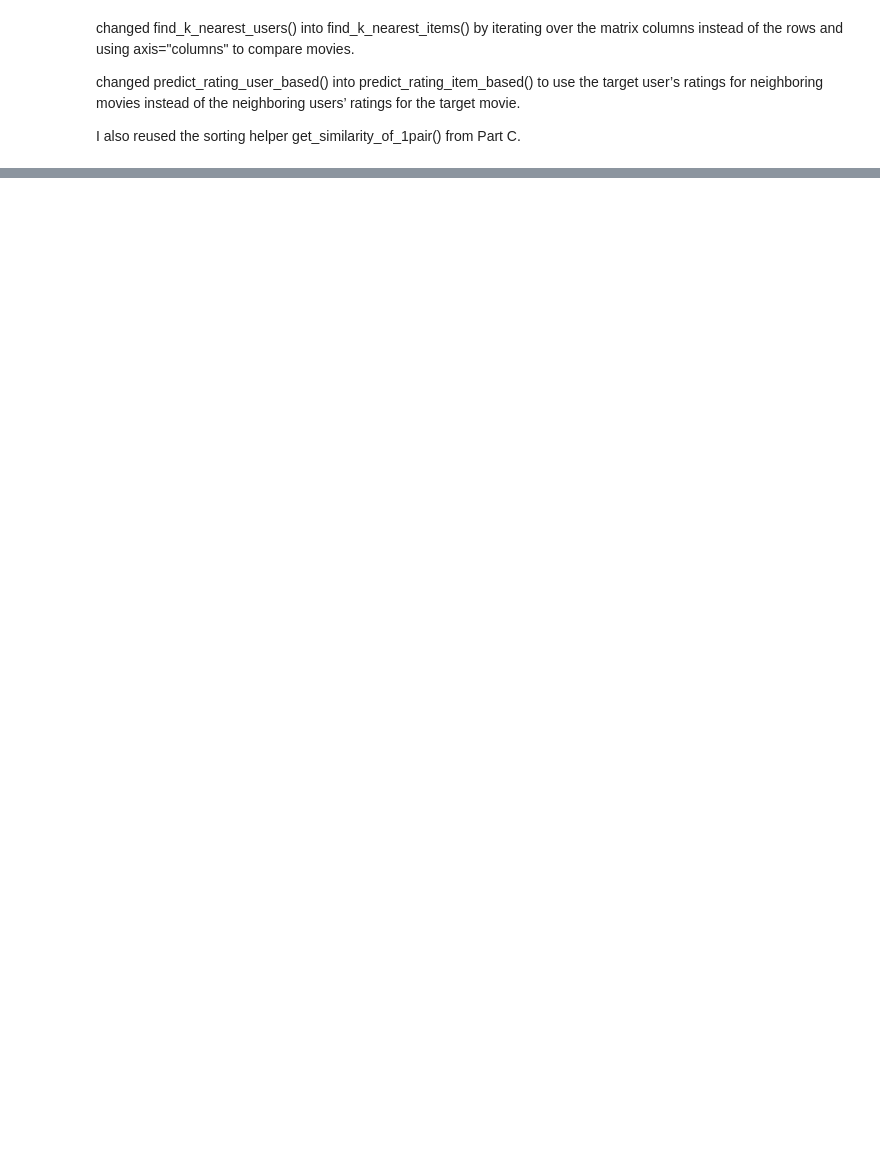
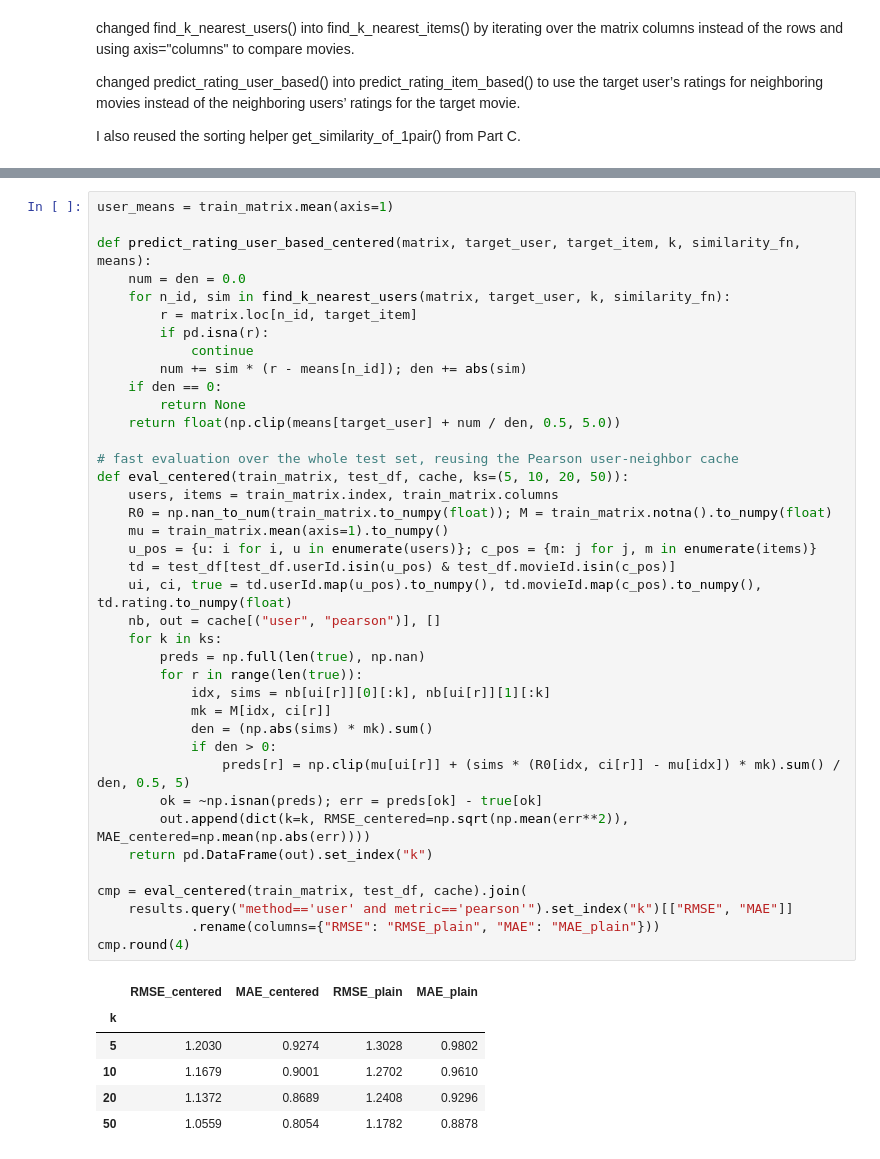
Before and after one commit to aseelibrahim123/ML_lab1, a Jupyter notebook: ML_lab1.ipynb, the cells around one changed output, grey strips where cells are left out. Drawn from its saved outputs; the diff is of its cells as text; blank space fills up the shorter version.

```diff
--- a/ML_lab1.ipynb
+++ b/ML_lab1.ipynb
@@ -382,0 +563,46 @@ I also reused the sorting helper get_similarity_of_1pair() from Part C.
+# %%
+user_means = train_matrix.mean(axis=1)
+
+def predict_rating_user_based_centered(matrix, target_user, target_item, k, similarity_fn, means):
+    num = den = 0.0
+    for n_id, sim in find_k_nearest_users(matrix, target_user, k, similarity_fn):
+        r = matrix.loc[n_id, target_item]
+        if pd.isna(r):
+            continue
+        num += sim * (r - means[n_id]); den += abs(sim)
+    if den == 0:
+        return None
+    return float(np.clip(means[target_user] + num / den, 0.5, 5.0))
+
+# fast evaluation over the whole test set, reusing the Pearson user-neighbor cache
+def eval_centered(train_matrix, test_df, cache, ks=(5, 10, 20, 50)):
+    users, items = train_matrix.index, train_matrix.columns
+    R0 = np.nan_to_num(train_matrix.to_numpy(float)); M = train_matrix.notna().to_numpy(float)
+    mu = train_matrix.mean(axis=1).to_numpy()
+    u_pos = {u: i for i, u in enumerate(users)}; c_pos = {m: j for j, m in enumerate(items)}
+    td = test_df[test_df.userId.isin(u_pos) & test_df.movieId.isin(c_pos)]
+    ui, ci, true = td.userId.map(u_pos).to_numpy(), td.movieId.map(c_pos).to_numpy(), td.rating.to_numpy(float)
+    nb, out = cache[("user", "pearson")], []
+    for k in ks:
+        preds = np.full(len(true), np.nan)
+        for r in range(len(true)):
+            idx, sims = nb[ui[r]][0][:k], nb[ui[r]][1][:k]
+            mk = M[idx, ci[r]]
+            den = (np.abs(sims) * mk).sum()
+            if den > 0:
+                preds[r] = np.clip(mu[ui[r]] + (sims * (R0[idx, ci[r]] - mu[idx]) * mk).sum() / den, 0.5, 5)
+        ok = ~np.isnan(preds); err = preds[ok] - true[ok]
+        out.append(dict(k=k, RMSE_centered=np.sqrt(np.mean(err**2)), MAE_centered=np.mean(np.abs(err))))
+    return pd.DataFrame(out).set_index("k")
+
+cmp = eval_centered(train_matrix, test_df, cache).join(
+    results.query("method=='user' and metric=='pearson'").set_index("k")[["RMSE", "MAE"]]
+            .rename(columns={"RMSE": "RMSE_plain", "MAE": "MAE_plain"}))
+cmp.round(4)
+# %% [output]
+|  | RMSE_centered | MAE_centered | RMSE_plain | MAE_plain |
+| k |  |  |  |  |
+| 5 | 1.2030 | 0.9274 | 1.3028 | 0.9802 |
+| 10 | 1.1679 | 0.9001 | 1.2702 | 0.9610 |
+| 20 | 1.1372 | 0.8689 | 1.2408 | 0.9296 |
+| 50 | 1.0559 | 0.8054 | 1.1782 | 0.8878 |
```
Also changed, not shown: parts of 10 cells of this notebook.
